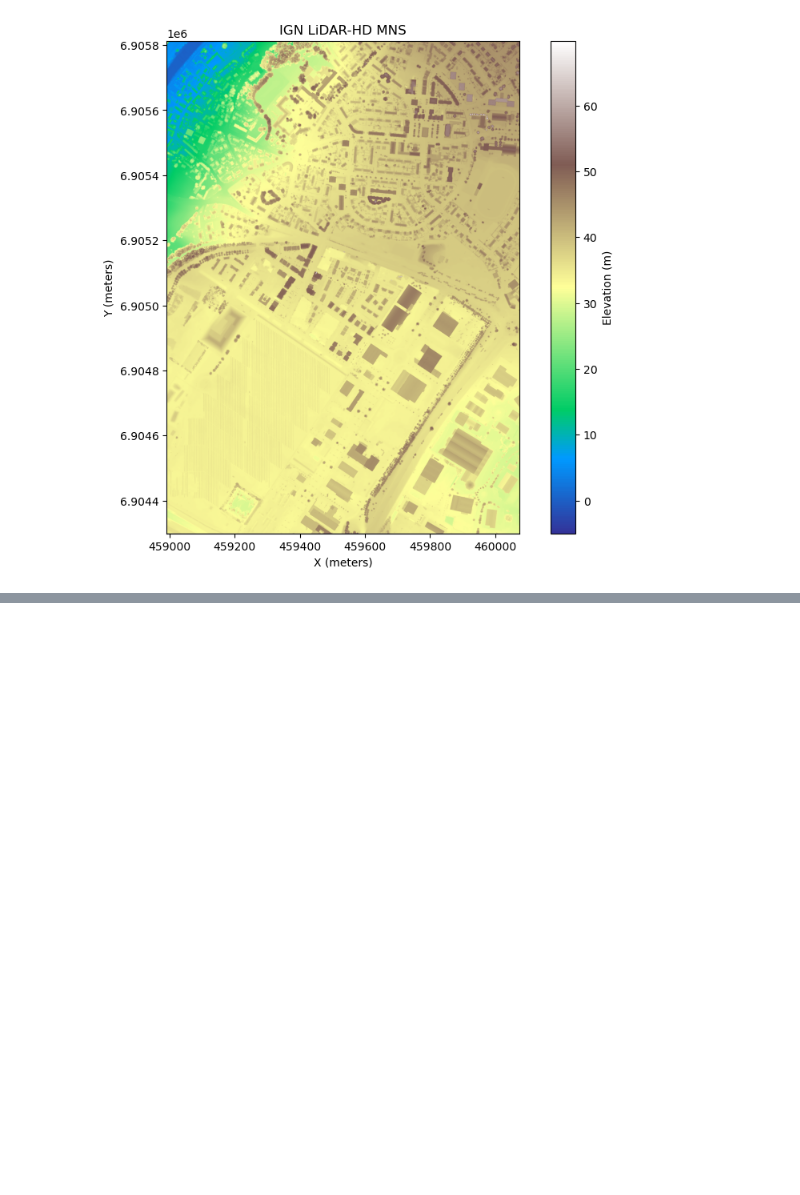
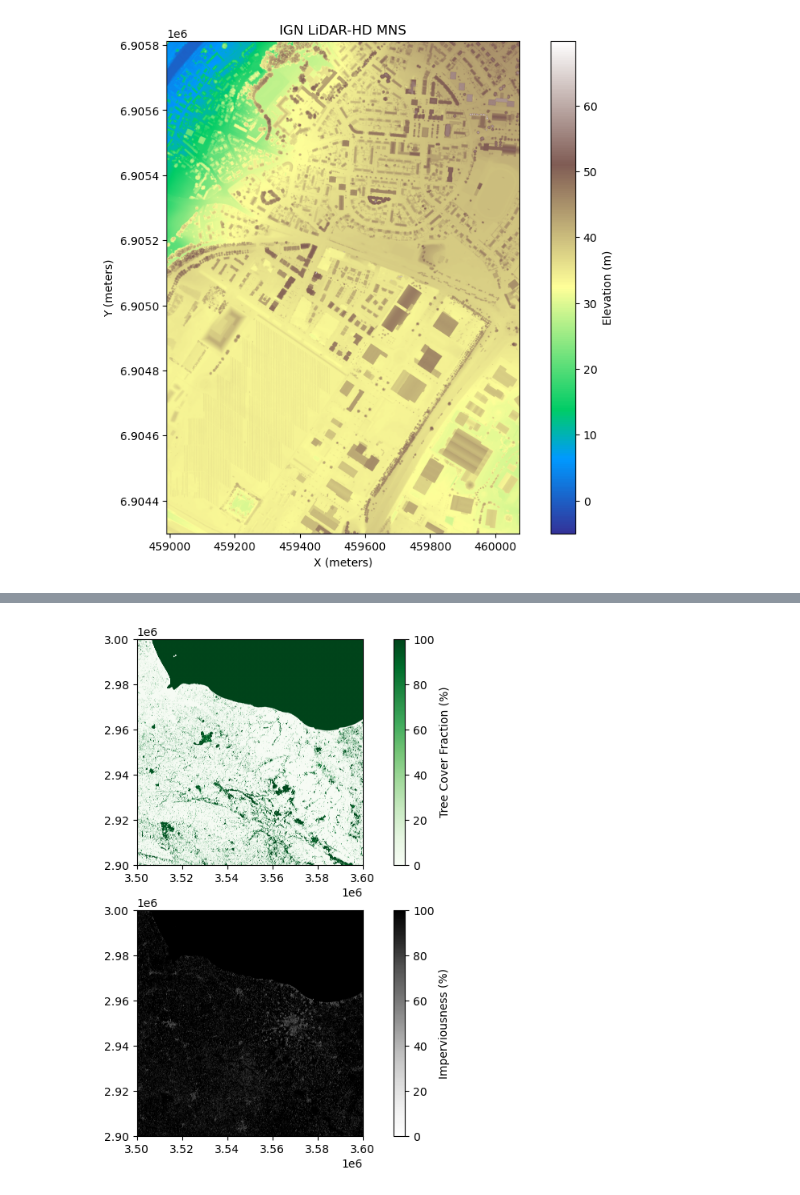
Before and after one commit to rhedouin/DSM, a Jupyter notebook: Notebooks/download_Lidar_Copernicus_data.ipynb, the cells around one changed output, grey strips where cells are left out. Saved outputs shown, nothing was run; the diff lists cells and outputs as text; code cells hidden in the pictures; blank space fills up the shorter version.

```diff
--- a/Notebooks/download_Lidar_Copernicus_data.ipynb
+++ b/Notebooks/download_Lidar_Copernicus_data.ipynb
@@ -1022,0 +1415,68 @@ NameError: name 'cop_image' is not defined
+# %%
+# hda_client = Client()
+
+# # Search
+# TCF_matches = hda_client.search({
+#     "dataset_id": "EO:EEA:DAT:HRL:TCF",
+#     "bbox": [lon_min_wgs84, lat_min_wgs84, lon_max_wgs84, lat_max_wgs84]
+# })
+
+# print("Tree Cover Fraction:")
+# print(TCF_matches[-1])
+
+# # Download + extract latest one
+# TCF_files = download_and_extract(TCF_matches[-1],
+#                              out_dir="/workspaces/DSM/data/TCF_original/",
+#                              tmp_root="/workspaces/DSM/data/tmp")
+
+# # Search
+# IMP_matches = hda_client.search({
+#     "dataset_id": "EO:EEA:DAT:HRL:IMP",
+#     "bbox": [lon_min_wgs84, lat_min_wgs84, lon_max_wgs84, lat_max_wgs84]
+# })
+
+
+# print("Imperviousness:")
+# print(IMP_matches[-1])
+
+# # Download + extract latest one
+# IMP_files = download_and_extract(IMP_matches[-1],
+#                              out_dir="/workspaces/DSM/data/IMP_original/",
+#                              tmp_root="/workspaces/DSM/data/tmp")
+# # print("Extracted files:", files)
+
+with rasterio.open(TCF_files[0]) as tcf_src, rasterio.open(IMP_files[0]) as imp_src:
+    tcf_image = tcf_src.read(1)
+
+    # Get bounds (xmin, ymin, xmax, ymax)
+    bounds = tcf_src.bounds
+    extent = (bounds.left, bounds.right, bounds.bottom, bounds.top)
+
+    fig, ax = plt.subplots(2, 1, figsize=(10,8))
+    im0 = ax[0].imshow(
+        tcf_image,
+        cmap="Greens",
+        extent=extent,      # <-- HERE
+        origin="upper",
+        vmin = 0,
+        vmax = 100
+    )
+    fig.colorbar(im0, ax=ax[0], label="Tree Cover Fraction (%)")
+    # plt.title(f"Tree Cover Fraction")
+    # plt.xlabel("X (meters)")
+    # plt.ylabel("Y (meters)")
+
+    imp_image = imp_src.read(1)
+
+    im1 = ax[1].imshow(imp_image,
+        cmap="Greys",
+        extent=extent,      # <-- HERE
+        origin="upper",
+        vmin = 0,
+        vmax = 100
+    )
+    fig.colorbar(im1, ax=ax[1], label="Imperviousness (%)")
+
+    plt.show()
+# %% [output]
+[figure, added]
```
Also changed, not shown: parts of 37 cells of this notebook.
